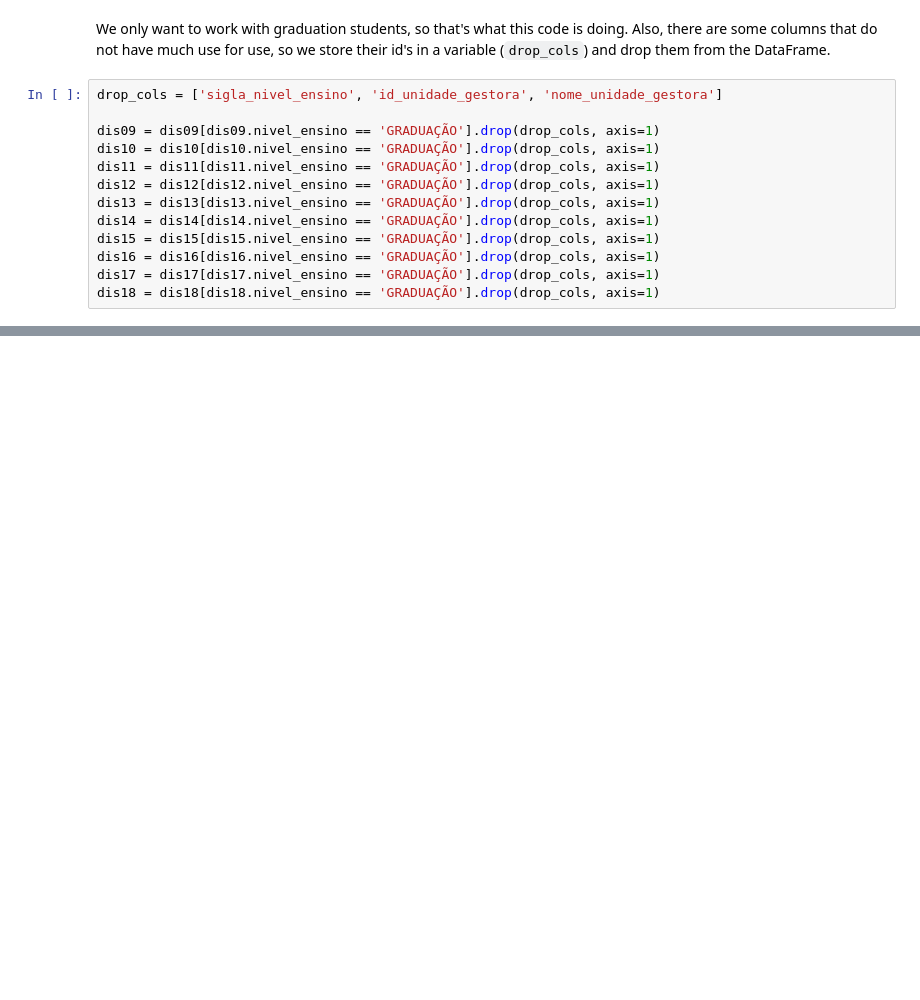
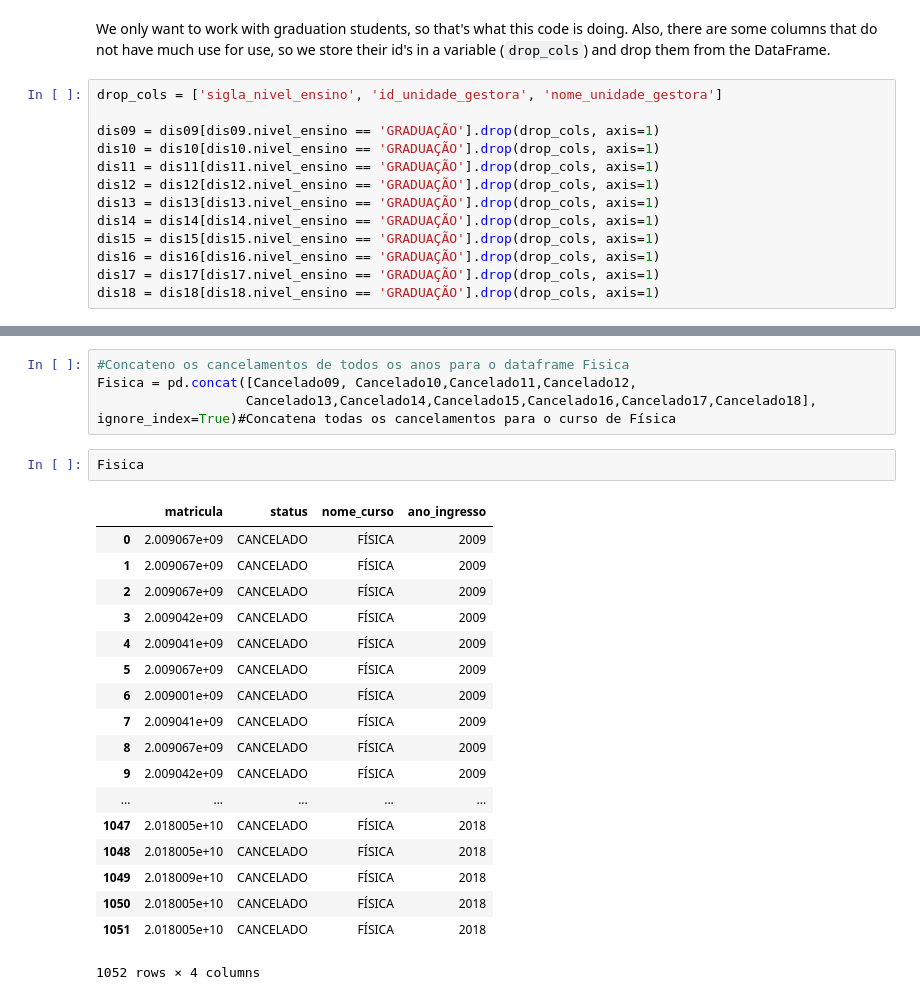
Before and after one commit to bigodel/UFRN-course-analysis, a Jupyter notebook: src/course_analysis.ipynb, the cells around one changed output, grey strips where cells are left out. Cells and saved outputs as stored; diff of their text form; blank space fills up the shorter version.

```diff
--- a/src/course_analysis.ipynb
+++ b/src/course_analysis.ipynb
@@ -32,0 +121,25 @@ dis18 = dis18[dis18.nivel_ensino == 'GRADUAÇÃO'].drop(drop_cols, axis=1)
+# %%
+#Concateno os cancelamentos de todos os anos para o dataframe Fisica
+Fisica = pd.concat([Cancelado09, Cancelado10,Cancelado11,Cancelado12,
+                   Cancelado13,Cancelado14,Cancelado15,Cancelado16,Cancelado17,Cancelado18], ignore_index=True)#Concatena todas os cancelamentos para o curso de Física
+# %%
+Fisica
+# %% [output]
+|  | matricula | status | nome_curso | ano_ingresso |
+| 0 | 2.009067e+09 | CANCELADO | FÍSICA | 2009 |
+| 1 | 2.009067e+09 | CANCELADO | FÍSICA | 2009 |
+| 2 | 2.009067e+09 | CANCELADO | FÍSICA | 2009 |
+| 3 | 2.009042e+09 | CANCELADO | FÍSICA | 2009 |
+| 4 | 2.009041e+09 | CANCELADO | FÍSICA | 2009 |
+| 5 | 2.009067e+09 | CANCELADO | FÍSICA | 2009 |
+| 6 | 2.009001e+09 | CANCELADO | FÍSICA | 2009 |
+| 7 | 2.009041e+09 | CANCELADO | FÍSICA | 2009 |
+| 8 | 2.009067e+09 | CANCELADO | FÍSICA | 2009 |
+| 9 | 2.009042e+09 | CANCELADO | FÍSICA | 2009 |
+| ... | ... | ... | ... | ... |
+| 1047 | 2.018005e+10 | CANCELADO | FÍSICA | 2018 |
+| 1048 | 2.018005e+10 | CANCELADO | FÍSICA | 2018 |
+| 1049 | 2.018009e+10 | CANCELADO | FÍSICA | 2018 |
+| 1050 | 2.018005e+10 | CANCELADO | FÍSICA | 2018 |
+| 1051 | 2.018005e+10 | CANCELADO | FÍSICA | 2018 |
+1052 rows × 4 columns
```
Also changed, not shown: parts of 5 cells of this notebook.
